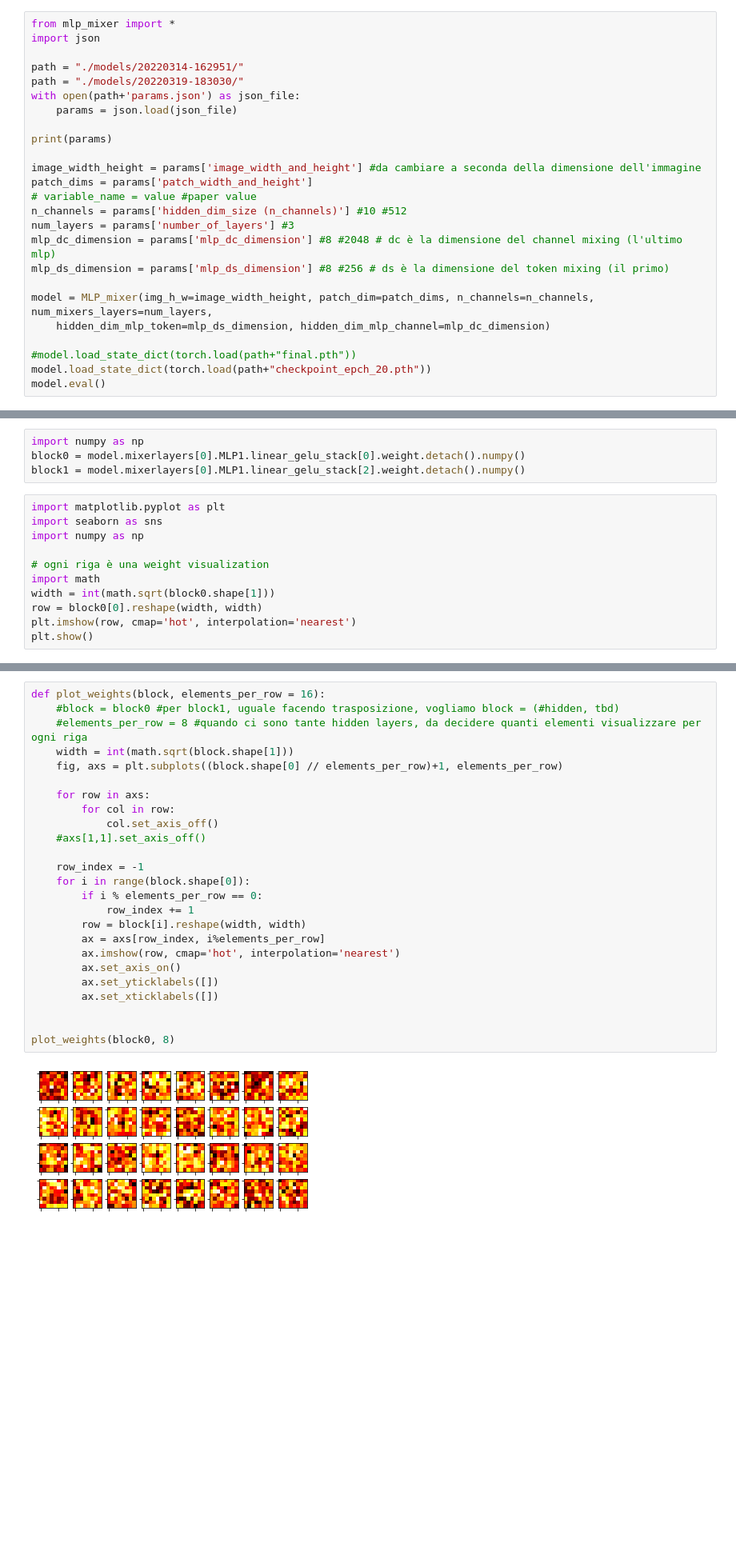
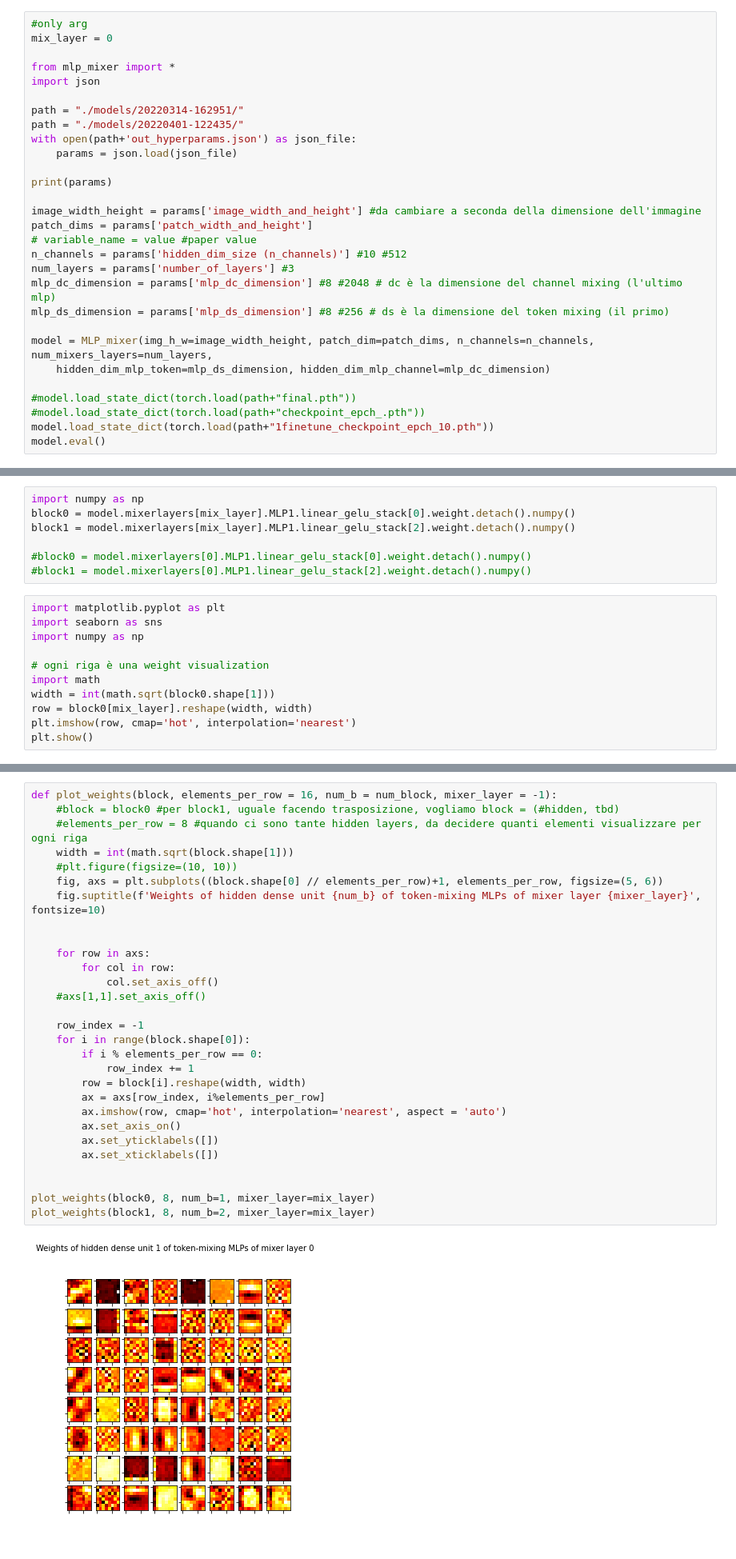
Before and after one commit to wedrid/mlp_mixer, a Jupyter notebook: weights_visualizer.ipynb, the cells around one changed output, grey strips where cells are left out. Shown at 80% size. Drawn from its saved outputs; the diff is of its cells as text; blank space fills up the shorter version.

Commit message:
visualizers

```diff
--- a/weights_visualizer.ipynb
+++ b/weights_visualizer.ipynb
@@ -1,10 +1,13 @@
 # %%
+#only arg
+mix_layer = 0
+
 from mlp_mixer import *
 import json
 
 path = "./models/20220314-162951/"
-path = "./models/20220319-183030/"
-with open(path+'params.json') as json_file:
+path = "./models/20220401-122435/"
+with open(path+'out_hyperparams.json') as json_file:
     params = json.load(json_file)
 
 print(params)
@@ -21,6 +24,7 @@ model = MLP_mixer(img_h_w=image_width_height, patch_dim=patch_dims, n_channels=n
     hidden_dim_mlp_token=mlp_ds_dimension, hidden_dim_mlp_channel=mlp_dc_dimension)
 
 #model.load_state_dict(torch.load(path+"final.pth"))
-model.load_state_dict(torch.load(path+"checkpoint_epch_20.pth"))
+#model.load_state_dict(torch.load(path+"checkpoint_epch_.pth"))
+model.load_state_dict(torch.load(path+"1finetune_checkpoint_epch_10.pth"))
 model.eval()
 # %% [output]
@@ -49,7 +53,10 @@ Linear(in_features=64, out_features=32, bias=True)
 # %%
 import numpy as np
-block0 = model.mixerlayers[0].MLP1.linear_gelu_stack[0].weight.detach().numpy()
-block1 = model.mixerlayers[0].MLP1.linear_gelu_stack[2].weight.detach().numpy()
+block0 = model.mixerlayers[mix_layer].MLP1.linear_gelu_stack[0].weight.detach().numpy()
+block1 = model.mixerlayers[mix_layer].MLP1.linear_gelu_stack[2].weight.detach().numpy()
+
+#block0 = model.mixerlayers[0].MLP1.linear_gelu_stack[0].weight.detach().numpy()
+#block1 = model.mixerlayers[0].MLP1.linear_gelu_stack[2].weight.detach().numpy()
 # %%
 import matplotlib.pyplot as plt
 import seaborn as sns
@@ -58,7 +65,7 @@ import numpy as np
 # ogni riga è una weight visualization
 import math
 width = int(math.sqrt(block0.shape[1]))
-row = block0[0].reshape(width, width)
+row = block0[mix_layer].reshape(width, width)
 plt.imshow(row, cmap='hot', interpolation='nearest')
 plt.show()
 # %% [output]
@@ -66,27 +73,31 @@ plt.show()
 # %%
-def plot_weights(block, elements_per_row = 16):
+def plot_weights(block, elements_per_row = 16, num_b = num_block, mixer_layer = -1):
     #block = block0 #per block1, uguale facendo trasposizione, vogliamo block = (#hidden, tbd)
     #elements_per_row = 8 #quando ci sono tante hidden layers, da decidere quanti elementi visualizzare per ogni riga
     width = int(math.sqrt(block.shape[1]))
-    fig, axs = plt.subplots((block.shape[0] // elements_per_row)+1, elements_per_row)
+    #plt.figure(figsize=(10, 10))
+    fig, axs = plt.subplots((block.shape[0] // elements_per_row)+1, elements_per_row, figsize=(5, 6))
+    fig.suptitle(f'Weights of hidden dense unit {num_b} of token-mixing MLPs of mixer layer {mixer_layer}', fontsize=10)
+
 
     for row in axs:
         for col in row:
             col.set_axis_off()
     #axs[1,1].set_axis_off()
 
     row_index = -1
     for i in range(block.shape[0]):
         if i % elements_per_row == 0:
             row_index += 1
         row = block[i].reshape(width, width)
         ax = axs[row_index, i%elements_per_row]
-        ax.imshow(row, cmap='hot', interpolation='nearest')
+        ax.imshow(row, cmap='hot', interpolation='nearest', aspect = 'auto')
         ax.set_axis_on()
         ax.set_yticklabels([])
         ax.set_xticklabels([])
 
 
-plot_weights(block0, 8)
+plot_weights(block0, 8, num_b=1, mixer_layer=mix_layer)
+plot_weights(block1, 8, num_b=2, mixer_layer=mix_layer)
 # %% [output]
-[figure, old version]
+[figure, new version]
```
Also changed, not shown: parts of 4 cells of this notebook, 1 other file.
